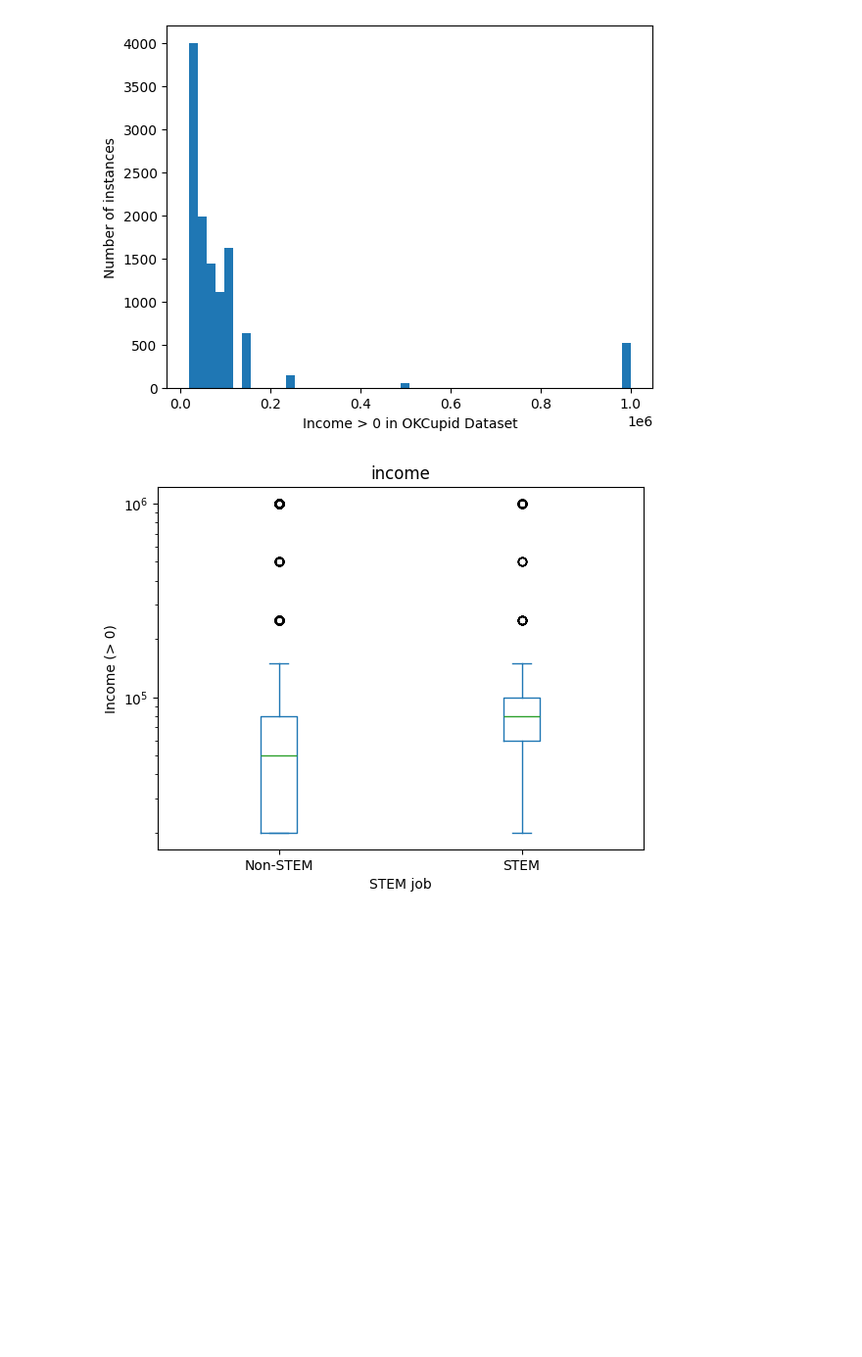
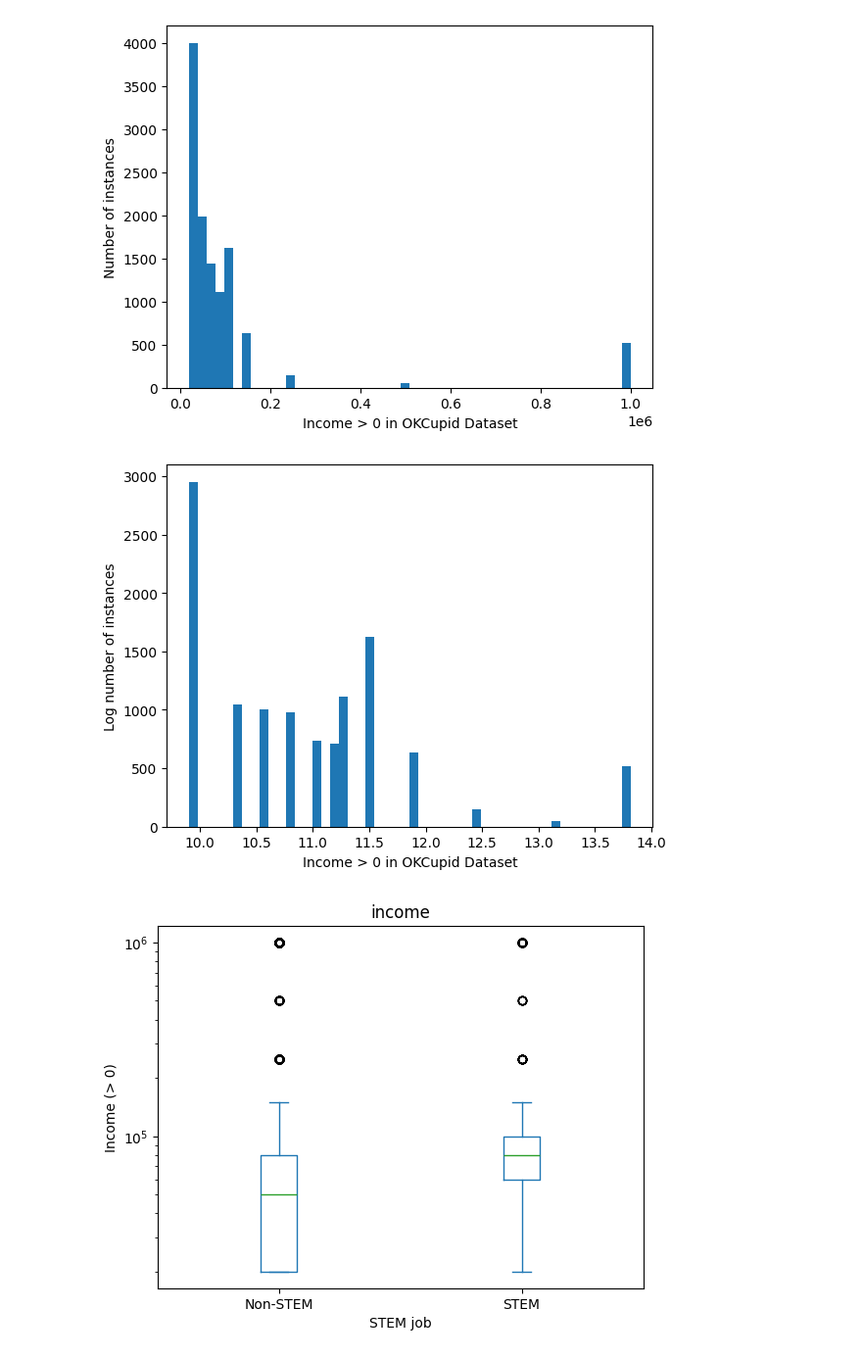
Before and after one commit to mru-data3464/w26, a Jupyter notebook: demo_code/06_missing_weird/ok_cupid_processing.ipynb, the cells around one changed output. Shown at 98% size. Cells and saved outputs as stored; diff of their text form; code cells hidden in the pictures; blank space fills up the shorter version.

```diff
--- a/demo_code/06_missing_weird/ok_cupid_processing.ipynb
+++ b/demo_code/06_missing_weird/ok_cupid_processing.ipynb
@@ -283,6 +283,15 @@ plt.ylabel("Number of instances")
 plt.savefig("../../static/img/06-income-hist.png")
 # %% [output]
 [figure]
+# %%
+# assume -1 is encoding missingness
+log_inc = np.log(og_df[og_df["income"] > 0]["income"])
+plt.hist(log_inc, bins=50)
+plt.xlabel("Income > 0 in OKCupid Dataset")
+plt.ylabel("Log number of instances")
+plt.savefig("../../static/img/06-income-hist-log.png")
+# %% [output]
+[figure, added]
 # %%
 # What about boxplots vs STEM?
 # Only use the training data since we're looking at relationship with predictor
```
Also changed, not shown: parts of 2 cells of this notebook.
